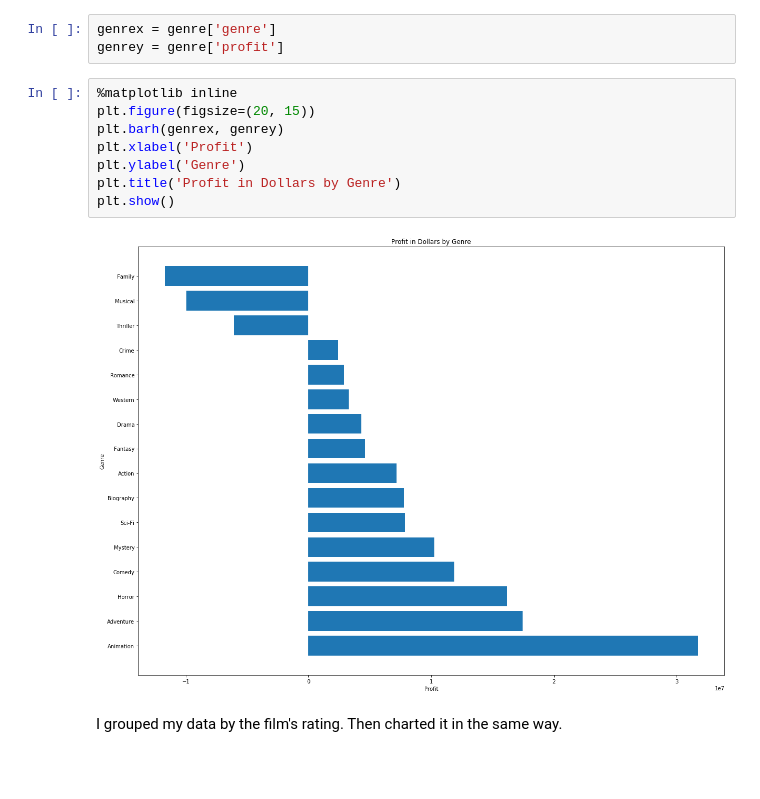
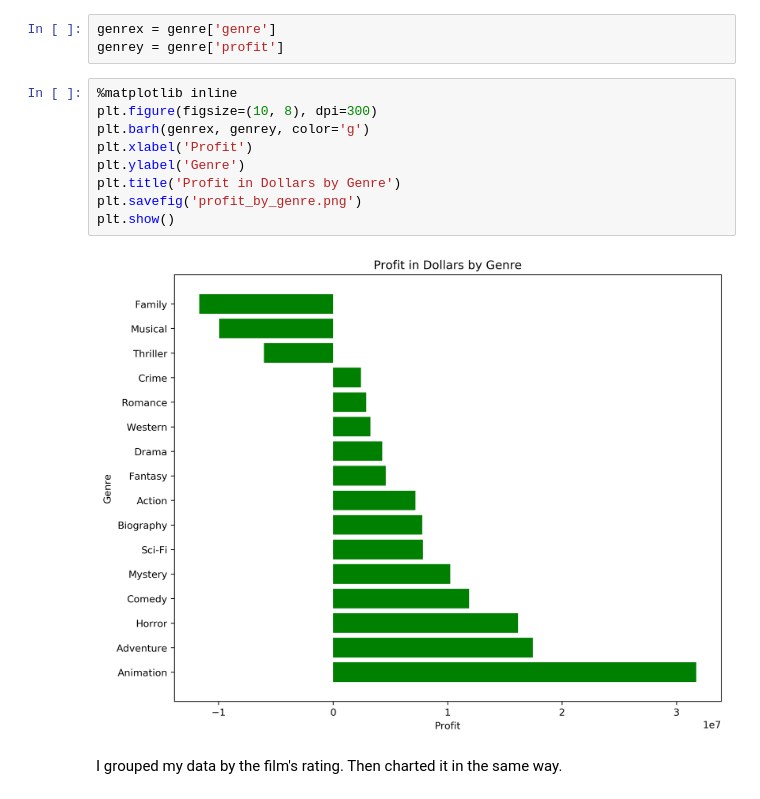
Before and after one commit to MikeTD12/dsc-mod-1-project-v2-1-online-ds-pt-120919, a Jupyter notebook: Movie Notebook.ipynb, the cells around one changed output. Drawn from its saved outputs; the diff is of its cells as text; blank space fills up the shorter version.

```diff
--- a/Movie Notebook.ipynb
+++ b/Movie Notebook.ipynb
@@ -105,14 +105,15 @@ genrex = genre['genre']
 genrey = genre['profit']
 # %%
 %matplotlib inline
-plt.figure(figsize=(20, 15))
-plt.barh(genrex, genrey)
+plt.figure(figsize=(10, 8), dpi=300)
+plt.barh(genrex, genrey, color='g')
 plt.xlabel('Profit')
 plt.ylabel('Genre')
 plt.title('Profit in Dollars by Genre')
+plt.savefig('profit_by_genre.png')
 plt.show()
 # %% [output]
-[figure, old version]
+[figure, new version]
 # %% [markdown]
 I grouped my data by the film's rating. Then charted it in the same way.
 # %%
```
Also changed, not shown: parts of 5 cells of this notebook, 5 other files.
